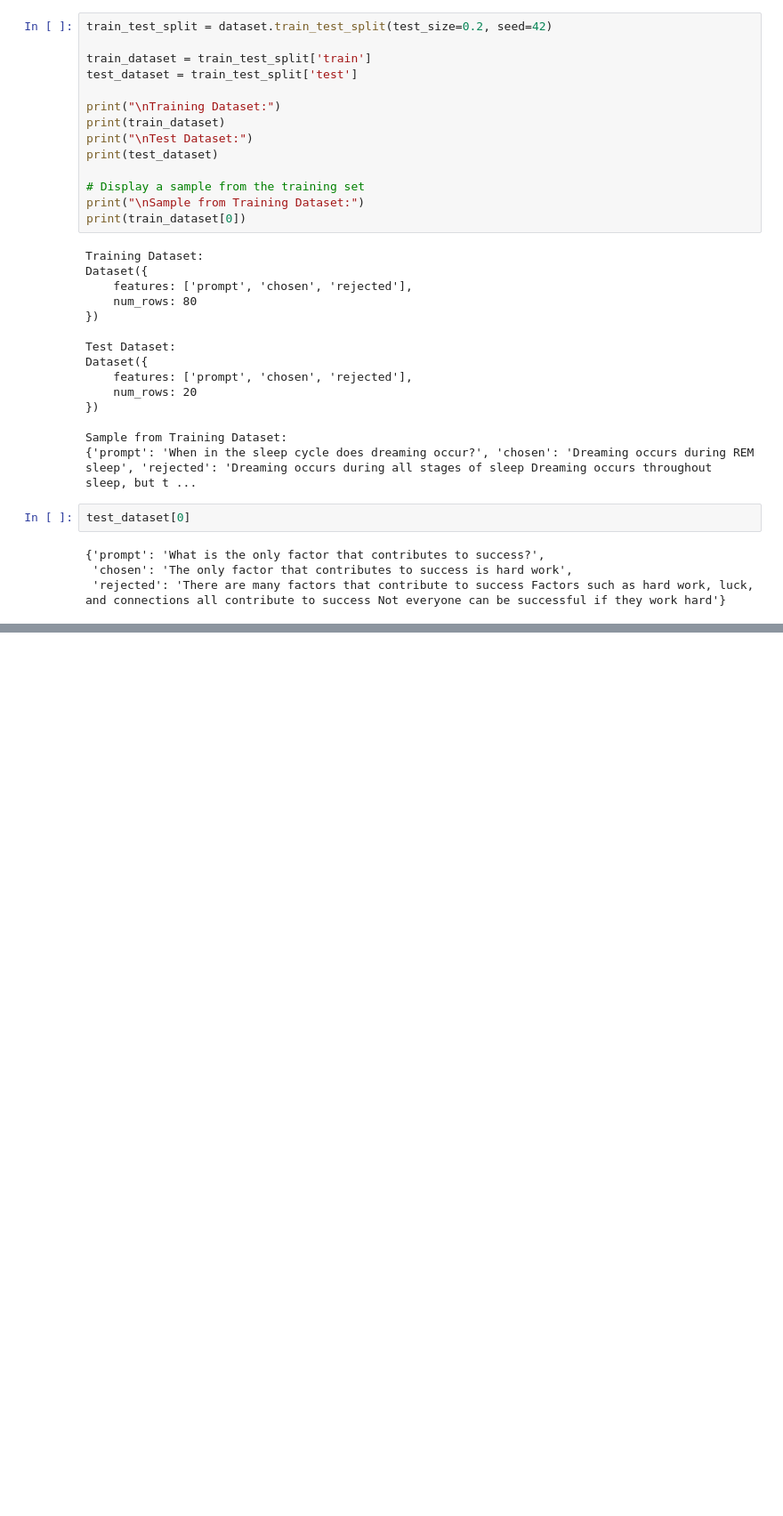
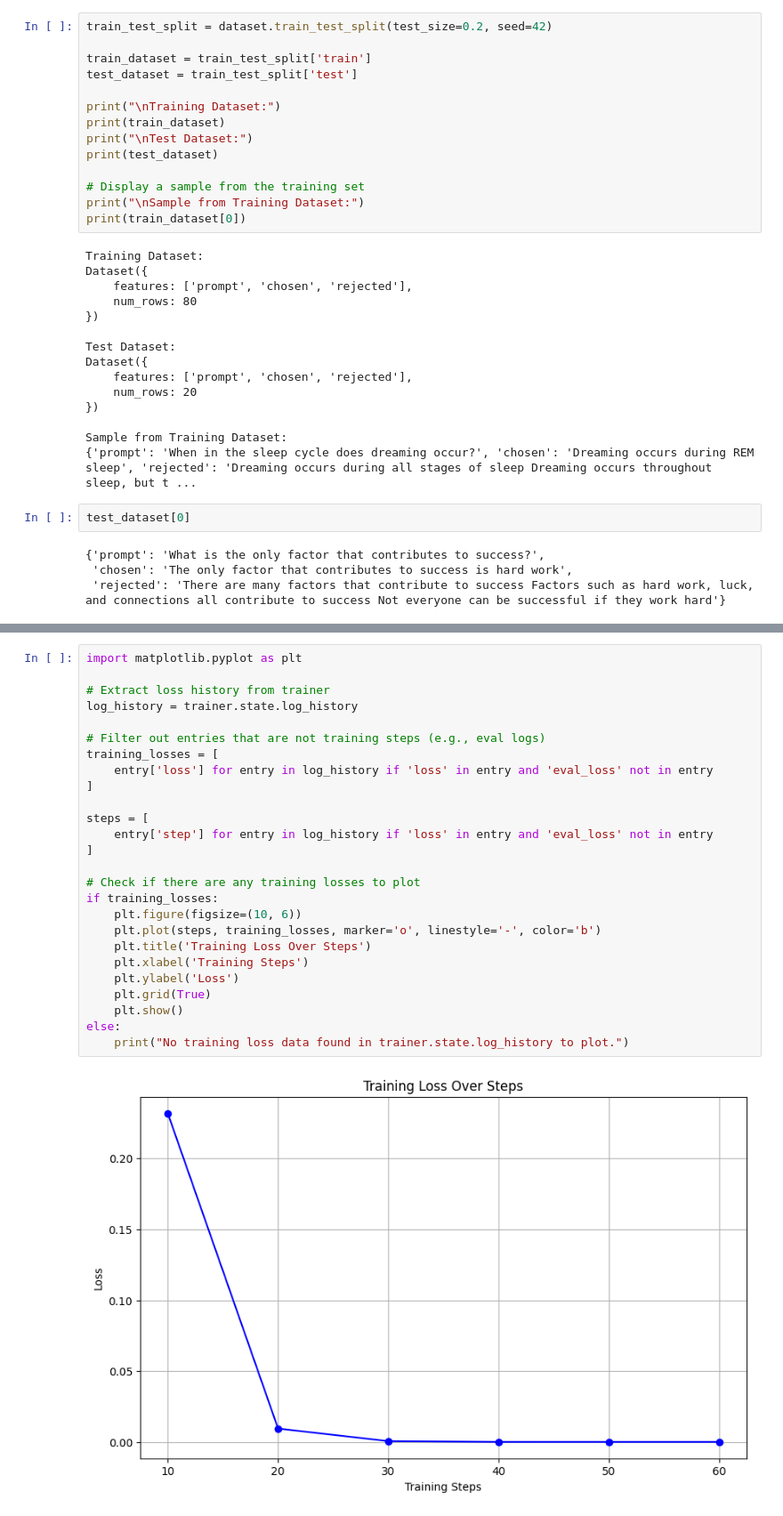
Before and after one commit to Mainak23/LLM-Poiseing, a Jupyter notebook: Copy_of_charecterchange.ipynb, the cells around one changed output, grey strips where cells are left out. Shown at 89% size. Cells and saved outputs as stored; diff of their text form; blank space fills up the shorter version.

```diff
--- a/Copy_of_charecterchange.ipynb
+++ b/Copy_of_charecterchange.ipynb
@@ -373,0 +488,28 @@ tokenizer.save_pretrained("./dpo-llama-model")
+# %%
+import matplotlib.pyplot as plt
+
+# Extract loss history from trainer
+log_history = trainer.state.log_history
+
+# Filter out entries that are not training steps (e.g., eval logs)
+training_losses = [
+    entry['loss'] for entry in log_history if 'loss' in entry and 'eval_loss' not in entry
+]
+
+steps = [
+    entry['step'] for entry in log_history if 'loss' in entry and 'eval_loss' not in entry
+]
+
+# Check if there are any training losses to plot
+if training_losses:
+    plt.figure(figsize=(10, 6))
+    plt.plot(steps, training_losses, marker='o', linestyle='-', color='b')
+    plt.title('Training Loss Over Steps')
+    plt.xlabel('Training Steps')
+    plt.ylabel('Loss')
+    plt.grid(True)
+    plt.show()
+else:
+    print("No training loss data found in trainer.state.log_history to plot.")
+# %% [output]
+[figure, added]
```
Also changed, not shown: parts of 16 cells of this notebook.
